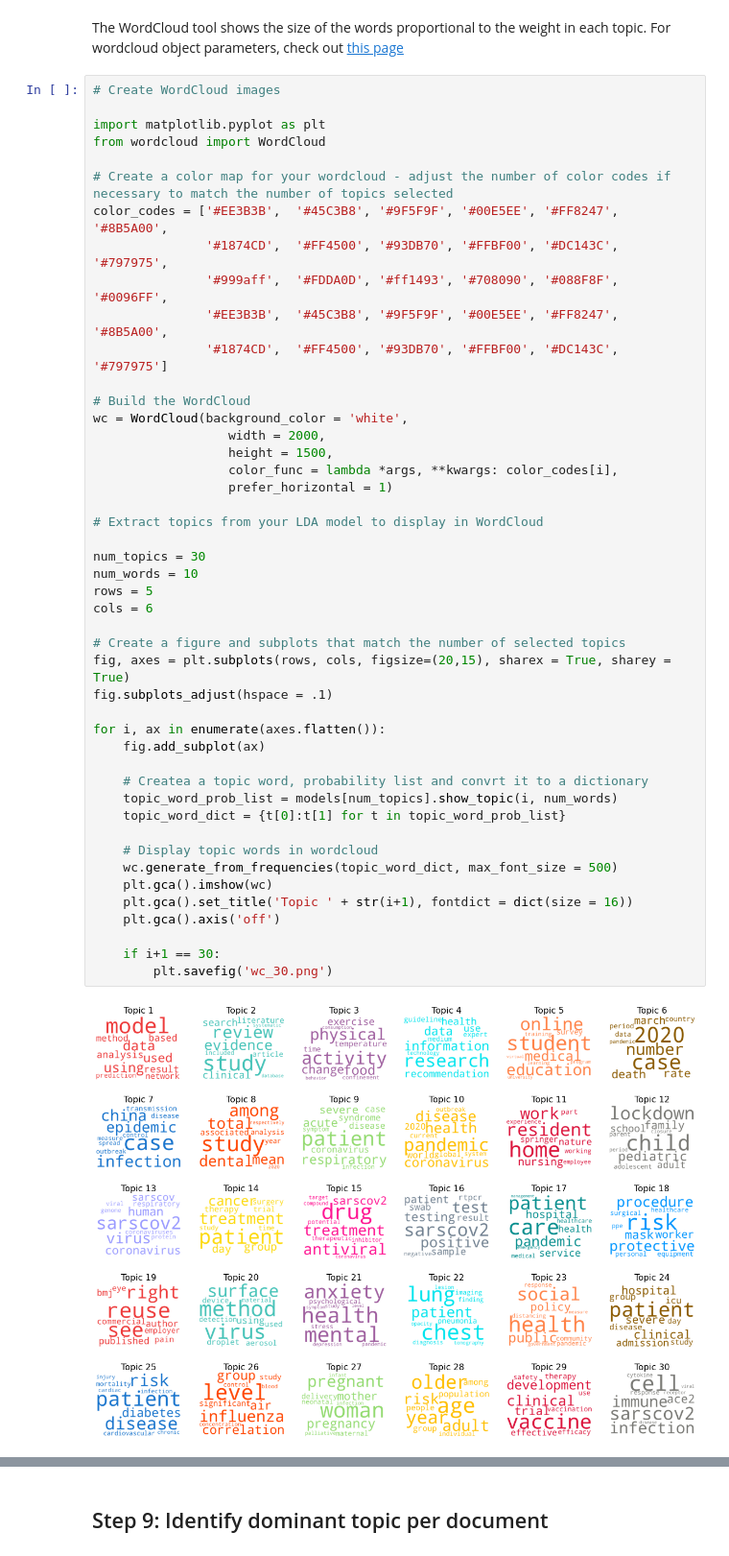
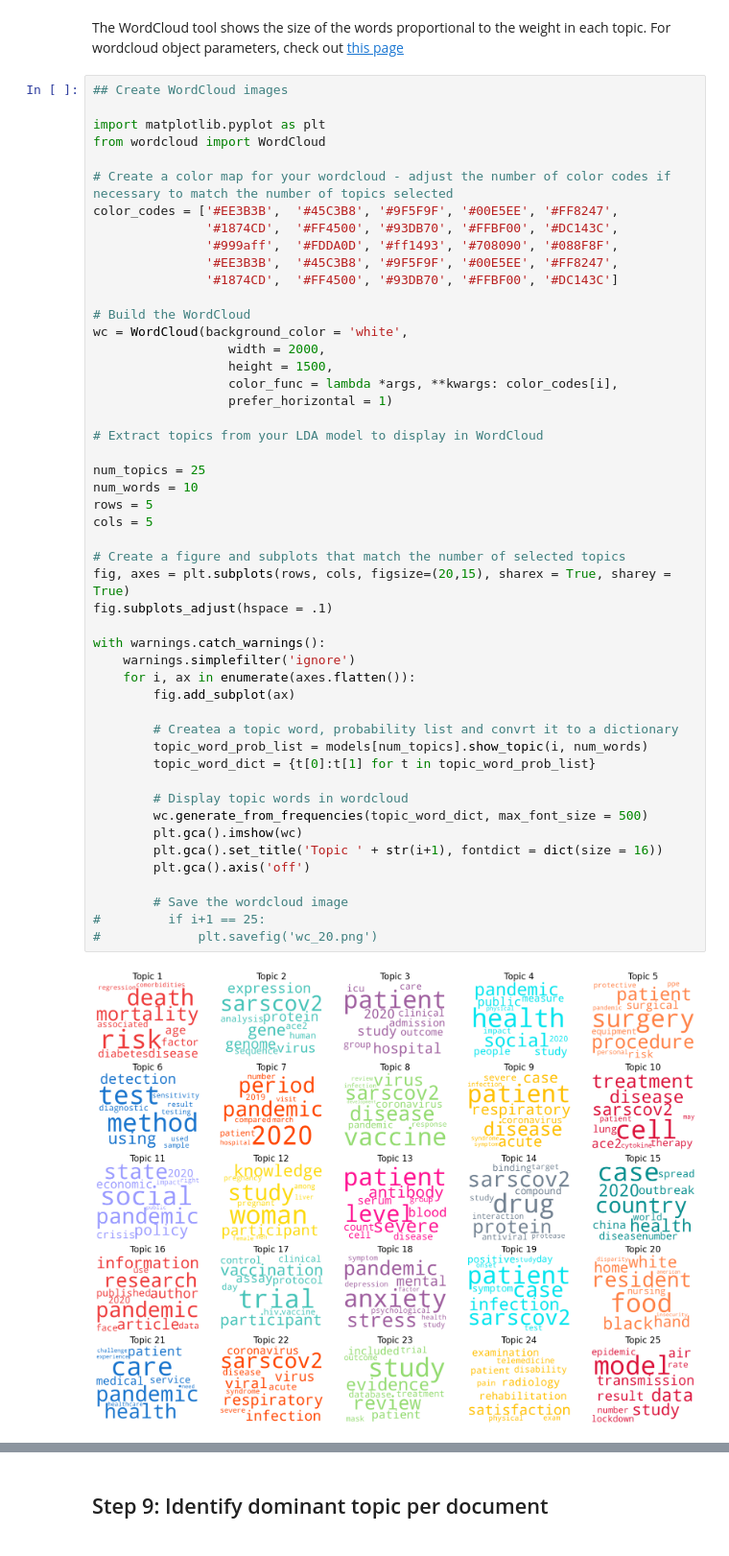
Before and after one commit to wolee101/topic_modeling_playground, a Jupyter notebook: topic_modeling_playground_notebook.ipynb, the cells around one changed output, grey strips where cells are left out. Shown at 96% size. Cells and saved outputs as stored; diff of their text form.

```diff
--- a/topic_modeling_playground_notebook.ipynb
+++ b/topic_modeling_playground_notebook.ipynb
@@ -766,50 +790,53 @@ topic
 # %% [markdown]
 The WordCloud tool shows the size of the words proportional to the weight in each topic. For wordcloud object parameters, check out [this page](https://amueller.github.io/word_cloud/generated/wordcloud.WordCloud.html)
 # %%
-# Create WordCloud images
+## Create WordCloud images
 
 import matplotlib.pyplot as plt
 from wordcloud import WordCloud
 
 # Create a color map for your wordcloud - adjust the number of color codes if necessary to match the number of topics selected
-color_codes = ['#EE3B3B',  '#45C3B8', '#9F5F9F', '#00E5EE', '#FF8247', '#8B5A00',
-               '#1874CD',  '#FF4500', '#93DB70', '#FFBF00', '#DC143C', '#797975',
-               '#999aff',  '#FDDA0D', '#ff1493', '#708090', '#088F8F', '#0096FF',
-               '#EE3B3B',  '#45C3B8', '#9F5F9F', '#00E5EE', '#FF8247', '#8B5A00',
-               '#1874CD',  '#FF4500', '#93DB70', '#FFBF00', '#DC143C', '#797975']
+color_codes = ['#EE3B3B',  '#45C3B8', '#9F5F9F', '#00E5EE', '#FF8247',
+               '#1874CD',  '#FF4500', '#93DB70', '#FFBF00', '#DC143C',
+               '#999aff',  '#FDDA0D', '#ff1493', '#708090', '#088F8F',
+               '#EE3B3B',  '#45C3B8', '#9F5F9F', '#00E5EE', '#FF8247',
+               '#1874CD',  '#FF4500', '#93DB70', '#FFBF00', '#DC143C']
 
 # Build the WordCloud
 wc = WordCloud(background_color = 'white',
                   width = 2000,
                   height = 1500,
                   color_func = lambda *args, **kwargs: color_codes[i],
                   prefer_horizontal = 1)
 
 # Extract topics from your LDA model to display in WordCloud
 
-num_topics = 30
+num_topics = 25
 num_words = 10
 rows = 5
-cols = 6
+cols = 5
 
 # Create a figure and subplots that match the number of selected topics
 fig, axes = plt.subplots(rows, cols, figsize=(20,15), sharex = True, sharey = True)
 fig.subplots_adjust(hspace = .1)
 
-for i, ax in enumerate(axes.flatten()):
-    fig.add_subplot(ax)
+with warnings.catch_warnings():
+    warnings.simplefilter('ignore')
+    for i, ax in enumerate(axes.flatten()):
+        fig.add_subplot(ax)
 
-    # Createa a topic word, probability list and convrt it to a dictionary
-    topic_word_prob_list = models[num_topics].show_topic(i, num_words)
-    topic_word_dict = {t[0]:t[1] for t in topic_word_prob_list}
+        # Createa a topic word, probability list and convrt it to a dictionary
+        topic_word_prob_list = models[num_topics].show_topic(i, num_words)
+        topic_word_dict = {t[0]:t[1] for t in topic_word_prob_list}
 
-    # Display topic words in wordcloud
-    wc.generate_from_frequencies(topic_word_dict, max_font_size = 500)
-    plt.gca().imshow(wc)
-    plt.gca().set_title('Topic ' + str(i+1), fontdict = dict(size = 16))
-    plt.gca().axis('off')
+        # Display topic words in wordcloud
+        wc.generate_from_frequencies(topic_word_dict, max_font_size = 500)
+        plt.gca().imshow(wc)
+        plt.gca().set_title('Topic ' + str(i+1), fontdict = dict(size = 16))
+        plt.gca().axis('off')
 
-    if i+1 == 30:
-        plt.savefig('wc_30.png')
+        # Save the wordcloud image
+#         if i+1 == 25:
+#             plt.savefig('wc_20.png')
 # %% [output]
-[figure, old version]
+[figure, new version]
```
Also changed, not shown: parts of 44 cells of this notebook.
